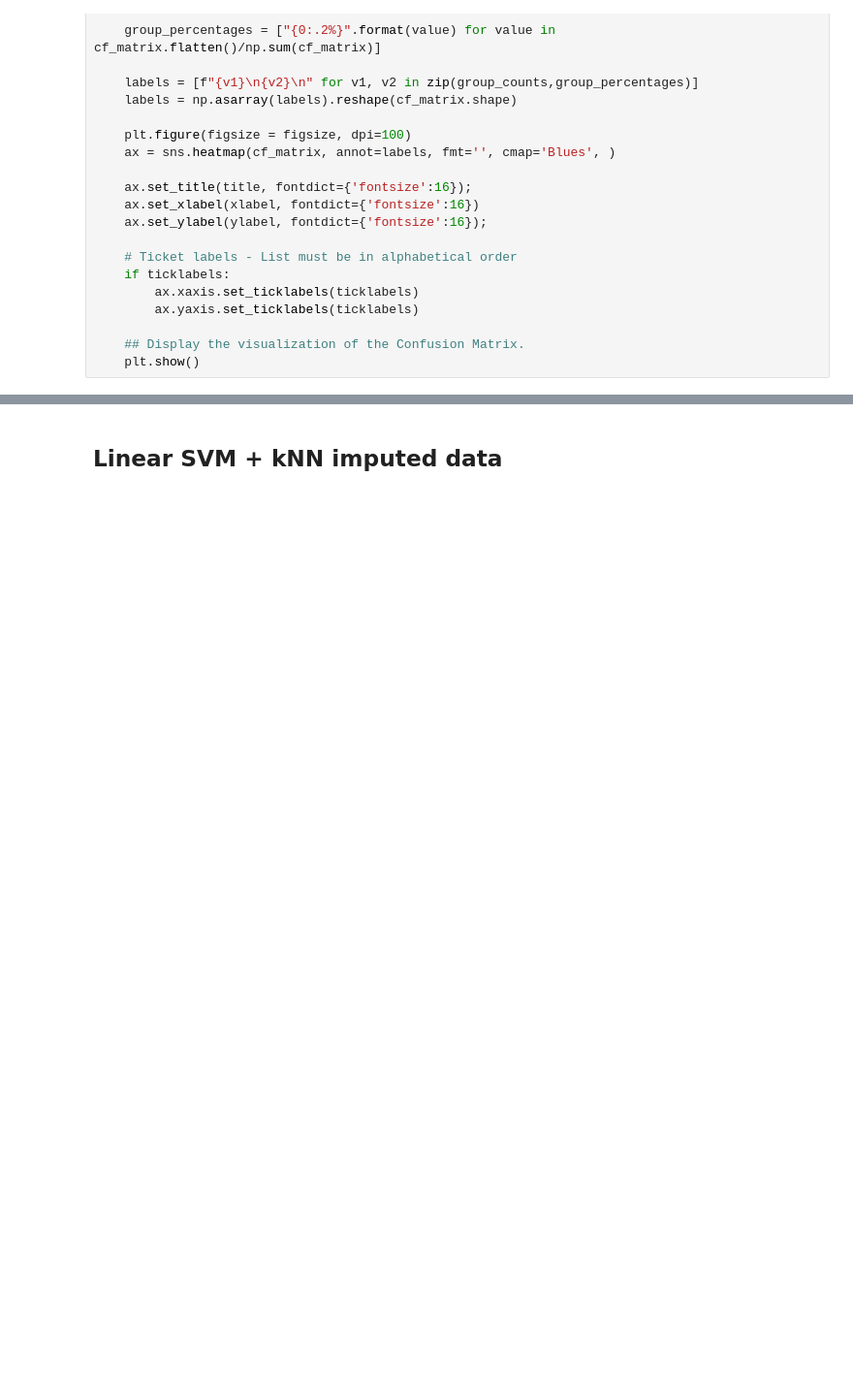
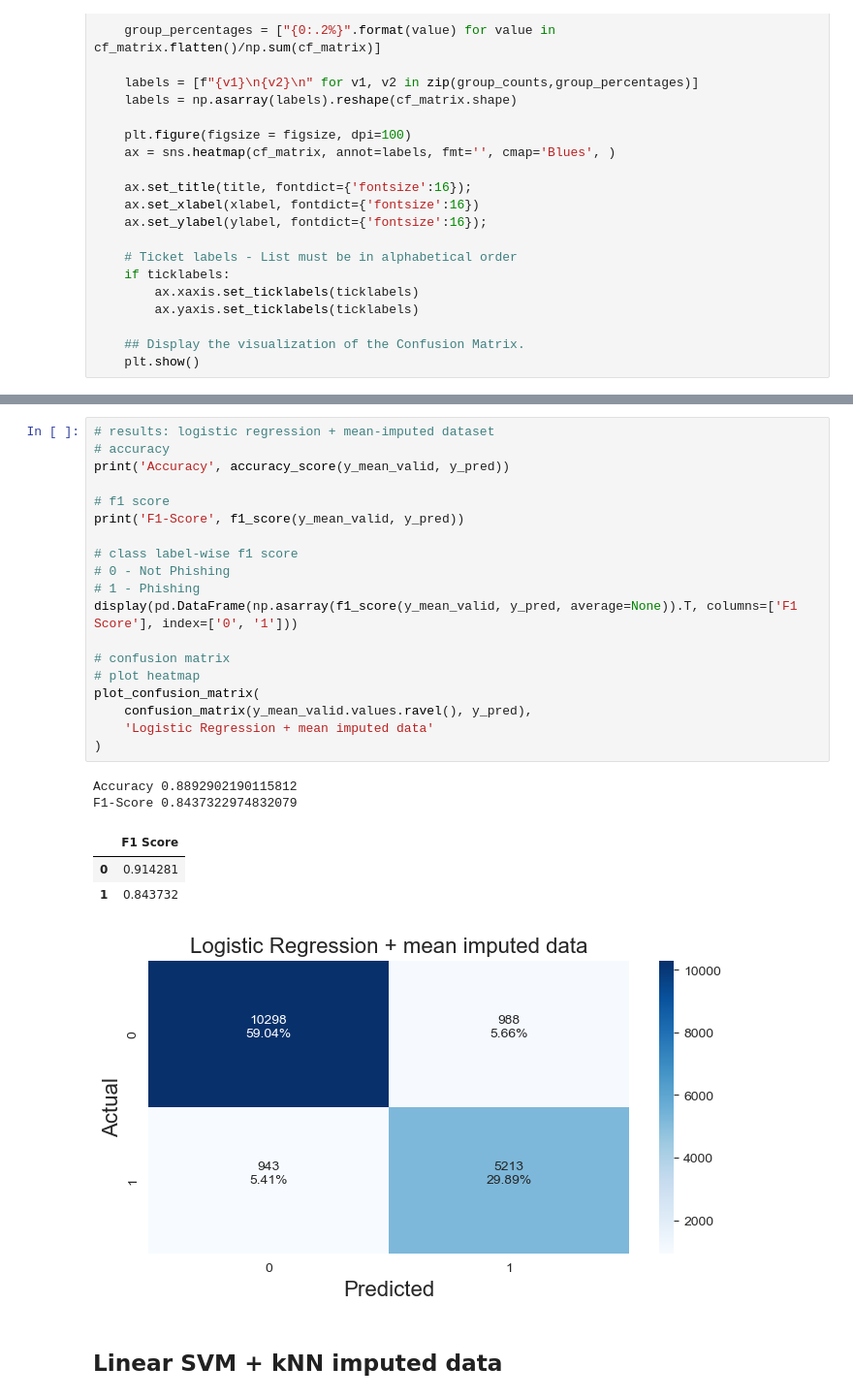
Before and after one commit to leoAshu/phishing-url-detection, a Jupyter notebook: notebooks/main.ipynb, the cells around one changed output, grey strips where cells are left out. Shown at 97% size. Cells and saved outputs as stored; diff of their text form; blank space fills up the shorter version.

Commit message:
results: logistic regression + mean-imputed dataset

```diff
--- a/notebooks/main.ipynb
+++ b/notebooks/main.ipynb
@@ -977,3 +977,29 @@ testing completed: 0.01 seconds
+# %%
+# results: logistic regression + mean-imputed dataset
+# accuracy
+print('Accuracy', accuracy_score(y_mean_valid, y_pred))
+
+# f1 score
+print('F1-Score', f1_score(y_mean_valid, y_pred))
+
+# class label-wise f1 score
+# 0 - Not Phishing
+# 1 - Phishing
+display(pd.DataFrame(np.asarray(f1_score(y_mean_valid, y_pred, average=None)).T, columns=['F1 Score'], index=['0', '1']))
+
+# confusion matrix
+# plot heatmap
+plot_confusion_matrix(
+    confusion_matrix(y_mean_valid.values.ravel(), y_pred),
+    'Logistic Regression + mean imputed data'
+)
+# %% [output]
+Accuracy 0.8892902190115812
+F1-Score 0.8437322974832079
+|  | F1 Score |
+| 0 | 0.914281 |
+| 1 | 0.843732 |
+[figure, added]
 # %% [markdown]
 ## Linear SVM + kNN imputed data
 # %%
```
Also changed, not shown: parts of 6 cells of this notebook.
